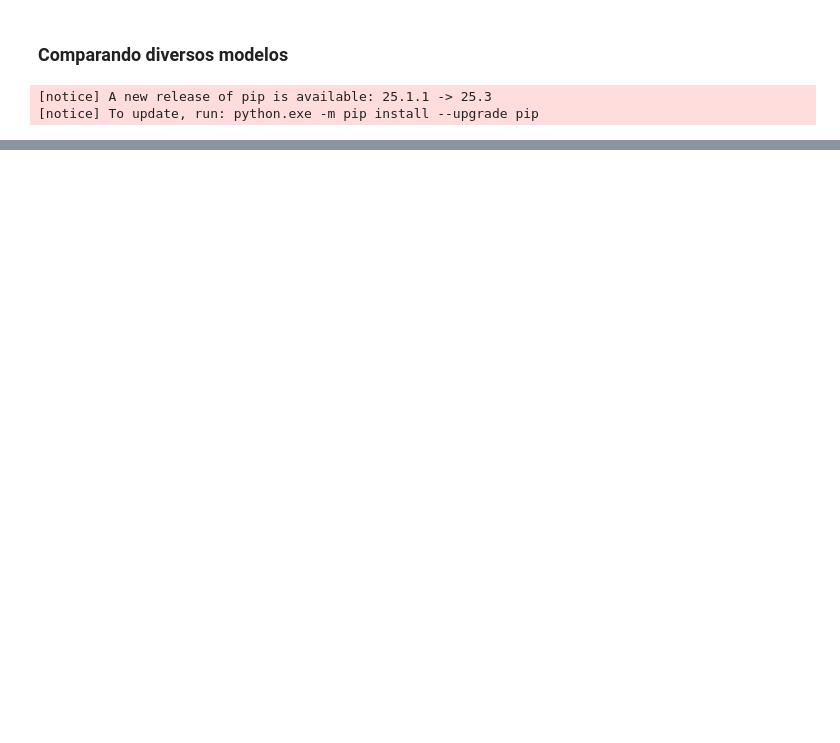
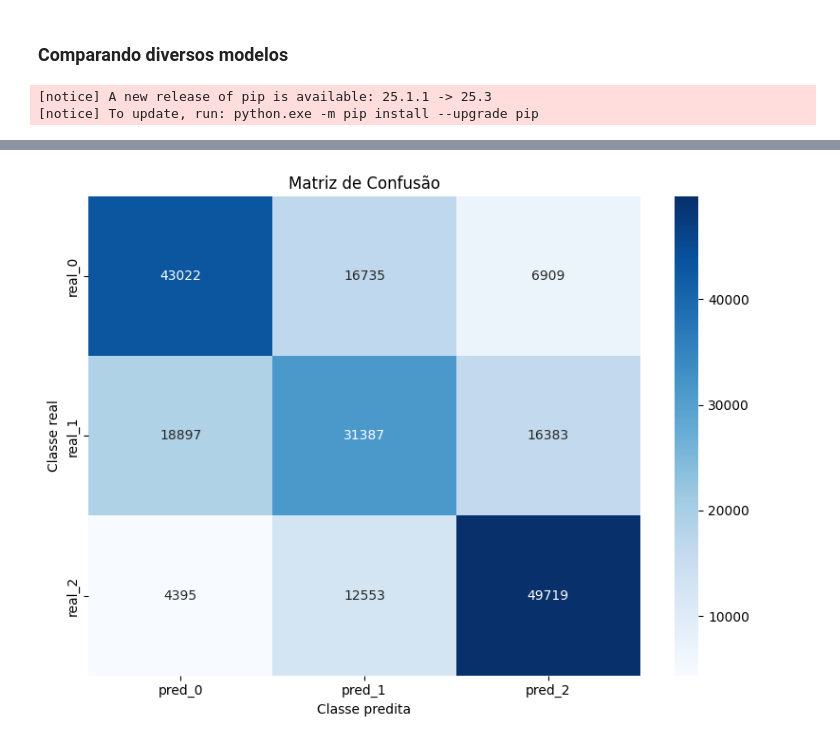
Before and after one commit to mariananresende/predicao_classe_renda_informal, a Jupyter notebook: ML_df_balanceado.ipynb, the cells around one changed output, grey strips where cells are left out. Drawn from its saved outputs; the diff is of its cells as text; code cells hidden in the pictures; blank space fills up the shorter version.

```diff
--- a/ML_df_balanceado.ipynb
+++ b/ML_df_balanceado.ipynb
@@ -709,0 +1076,27 @@ Treinando modelo: XGBoost
+# %%
+melhor_pipe = best_pipelines["XGB_profundo"]
+# %%
+from sklearn.metrics import accuracy_score, f1_score, roc_auc_score
+import numpy as np
+
+y_pred = melhor_pipe.predict(X_test)
+
+try:
+    y_proba = melhor_pipe.predict_proba(X_test)
+except Exception:
+    y_proba = None
+
+acc = accuracy_score(y_test, y_pred)
+f1_w = f1_score(y_test, y_pred, average="weighted")
+f1_m = f1_score(y_test, y_pred, average="macro")
+
+if y_proba is not None:
+    auc_weighted = roc_auc_score(y_test, y_proba, multi_class="ovr", average="weighted")
+else:
+    auc_weighted = np.nan
+
+print("Resultados no teste (XGB_profundo):")
+print("  accuracy:", acc)
+print("  f1_weighted:", f1_w)
+print("  f1_macro:", f1_m)
+print("  auc_weighted_ovr:", auc_weighted)
@@ -709,0 +1195,13 @@ Treinando modelo: XGBoost
+# %%
+import matplotlib.pyplot as plt
+import seaborn as sns
+
+plt.figure(figsize=(8, 6))
+sns.heatmap(cm_df, annot=True, fmt="d", cmap="Blues")
+plt.title("Matriz de Confusão")
+plt.ylabel("Classe real")
+plt.xlabel("Classe predita")
+plt.tight_layout()
+plt.show()
+# %% [output]
+[figure, added]
```
Also changed, not shown: parts of 51 cells of this notebook, 1 other file.
